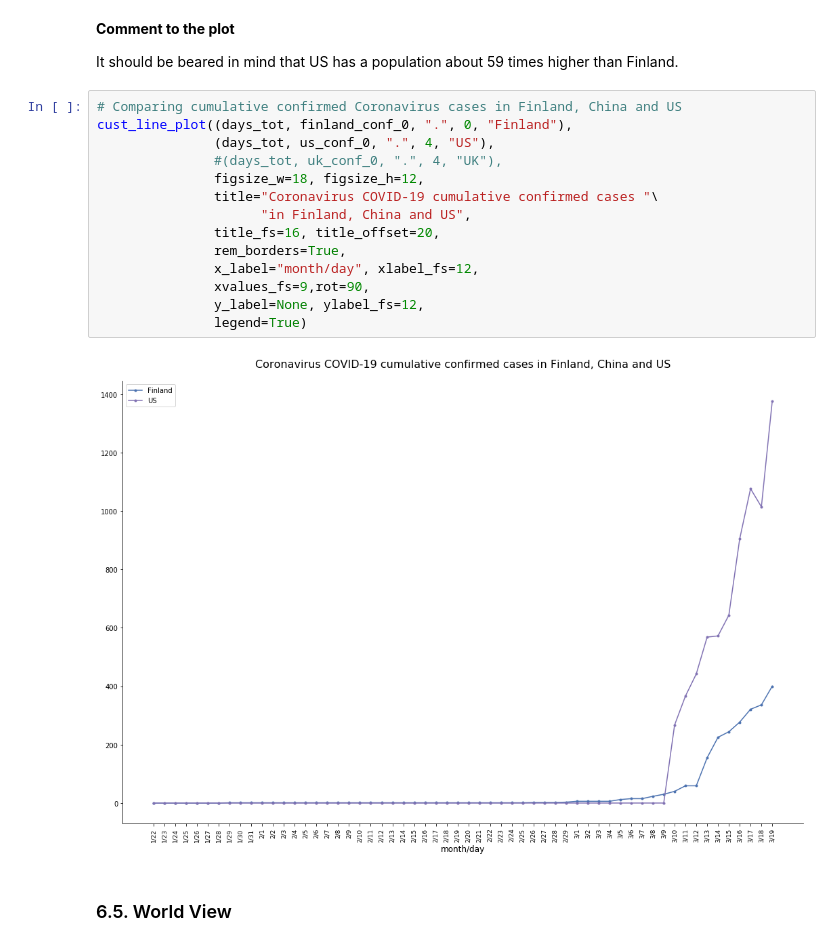
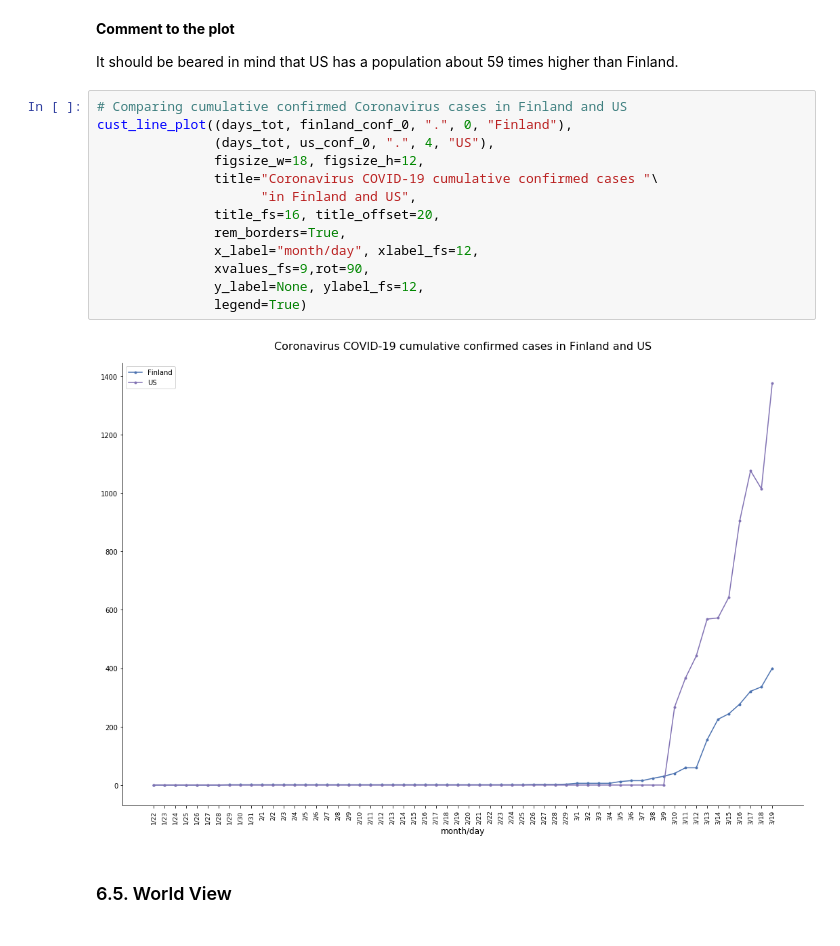
Before and after one commit to BerniHacker/Coronavirus, a Jupyter notebook: Coronavirus_Finland.ipynb, the cells around one changed output. Drawn from its saved outputs; the diff is of its cells as text.

Commit message:
correction to US plot

```diff
--- a/Coronavirus_Finland.ipynb
+++ b/Coronavirus_Finland.ipynb
@@ -1142,21 +1142,20 @@ cust_line_plot((days_tot, finland_conf_incr_0, ".", 0, "Finland"),
 
 It should be beared in mind that US has a population about 59 times higher than Finland.
 # %%
-# Comparing cumulative confirmed Coronavirus cases in Finland, China and US
+# Comparing cumulative confirmed Coronavirus cases in Finland and US
 cust_line_plot((days_tot, finland_conf_0, ".", 0, "Finland"),
                (days_tot, us_conf_0, ".", 4, "US"),
-               #(days_tot, uk_conf_0, ".", 4, "UK"),
                figsize_w=18, figsize_h=12,
                title="Coronavirus COVID-19 cumulative confirmed cases "\
-                     "in Finland, China and US",
+                     "in Finland and US",
                title_fs=16, title_offset=20,
                rem_borders=True,
                x_label="month/day", xlabel_fs=12,
                xvalues_fs=9,rot=90,
                y_label=None, ylabel_fs=12,
                legend=True)
 # %% [output]
-[figure, old version]
+[figure, new version]
 # %% [markdown]
 ### 6.5. World View<a name="6.5."></a>
 # %%
```
Also changed, not shown: 1 other file.
